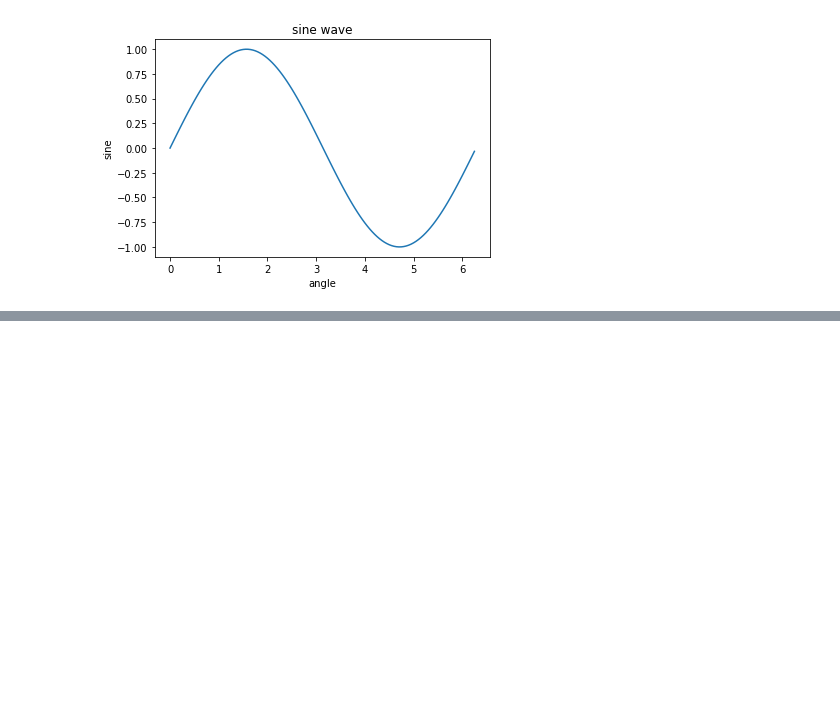
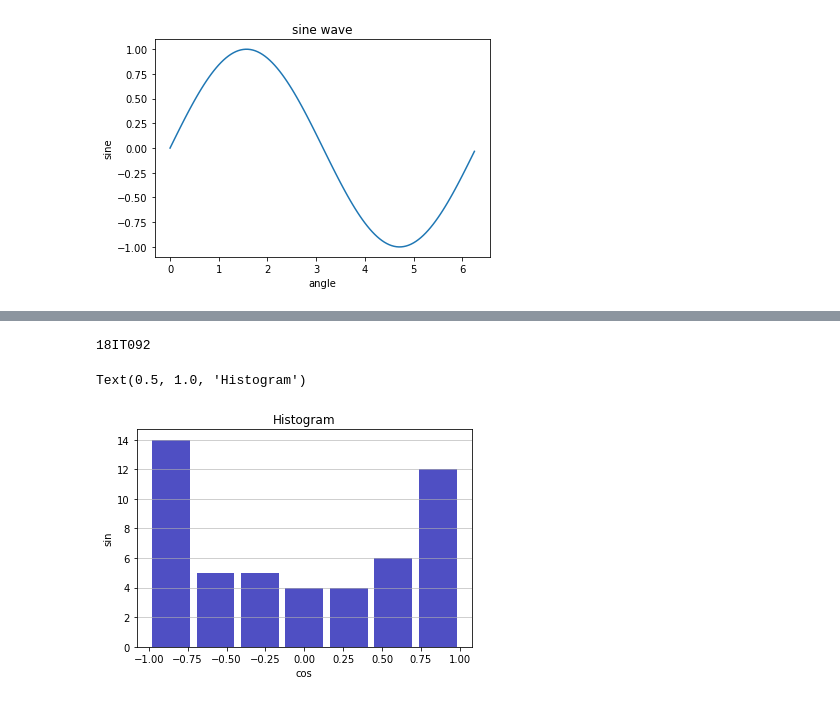
Before and after one commit to neel004/Machine-Learning-and-Application, a Jupyter notebook: lab-1/intro_to_matplotlib.ipynb, the cells around one changed output, grey strips where cells are left out. Cells and saved outputs as stored; diff of their text form; code cells hidden in the pictures; blank space fills up the shorter version.

```diff
--- a/lab-1/intro_to_matplotlib.ipynb
+++ b/lab-1/intro_to_matplotlib.ipynb
@@ -25,0 +60,11 @@ plt.show()
+# %%
+print("18IT092")
+plt.hist(x=z, bins='auto', color='#0504aa', alpha=0.7, rwidth=0.85)
+plt.grid(axis='y', alpha=0.75)
+plt.xlabel('cos')
+plt.ylabel('sin')
+plt.title('Histogram')
+# %% [output]
+18IT092
+Text(0.5, 1.0, 'Histogram')
+[figure, added]
```
Also changed, not shown: parts of 3 cells of this notebook, 1 other file.
